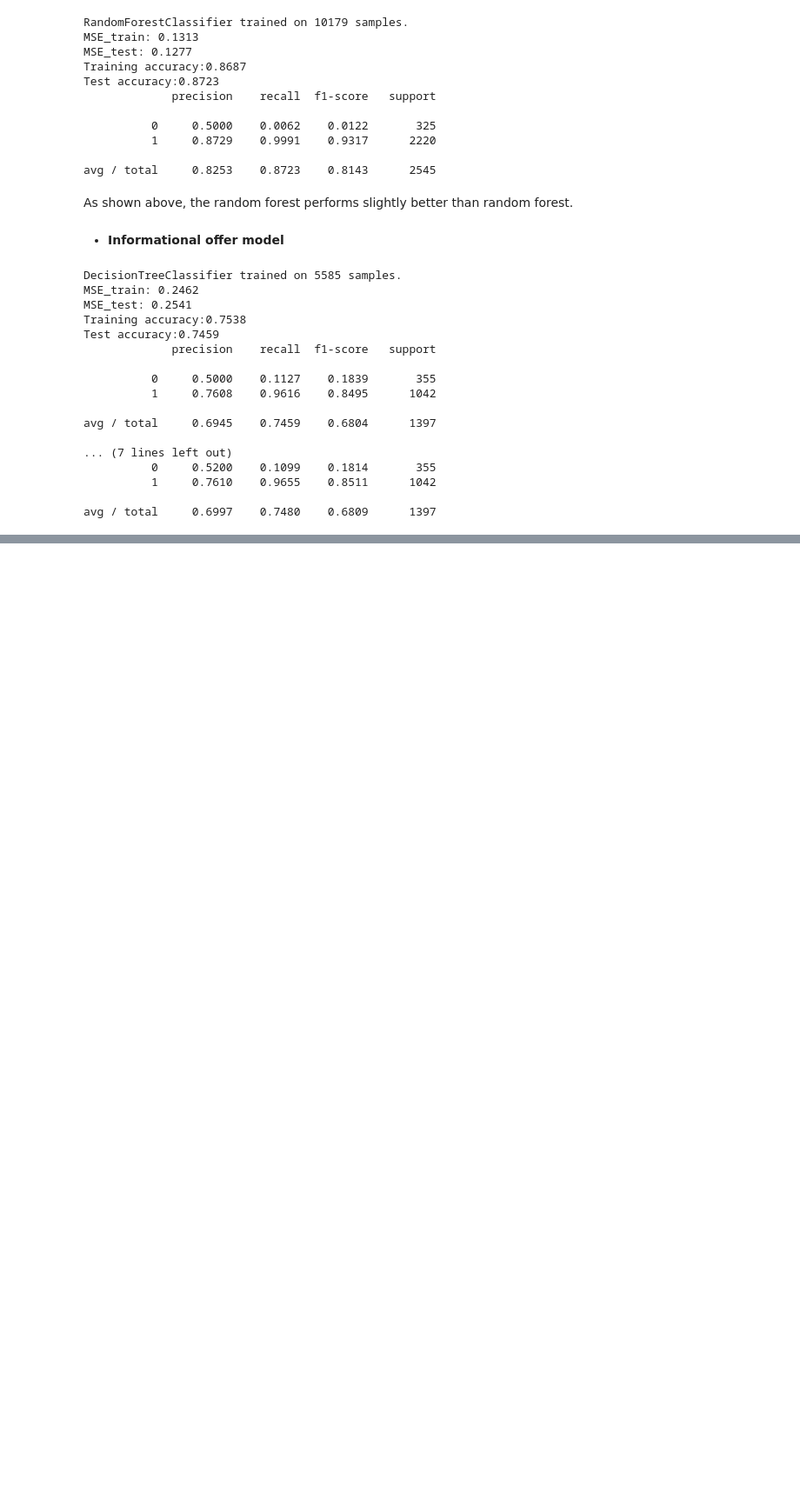
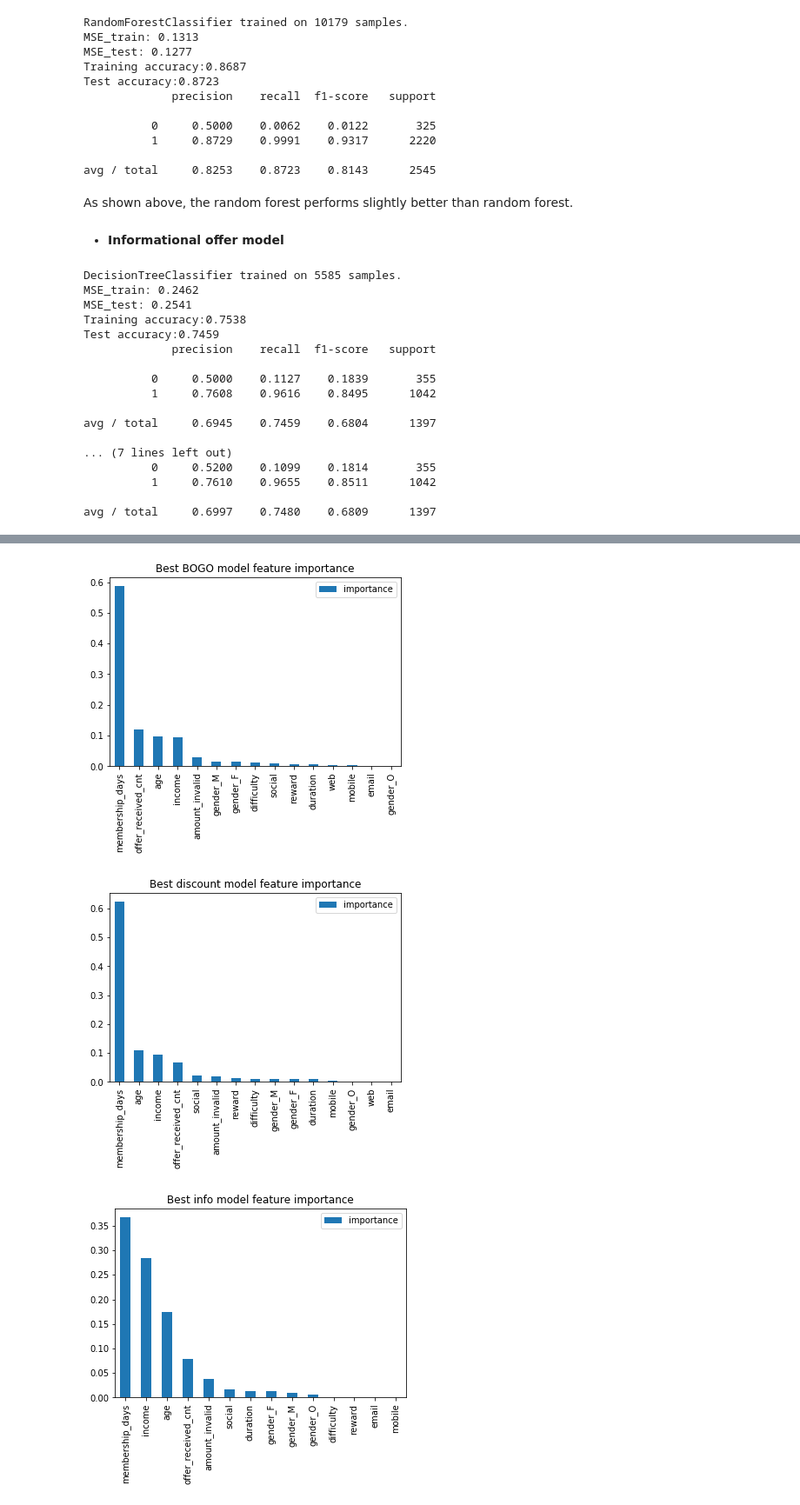
Before and after one commit to JcFreya/Starbucks-Capstone-Challenge, a Jupyter notebook: Starbucks_Capstone_notebook.ipynb, the cells around one changed output, grey strips where cells are left out. Shown: that part at 87% size. Cells and saved outputs as stored; diff of their text form; code cells hidden in the pictures; blank space fills up the shorter version.

Commit message:
Model tuning

```diff
--- a/Starbucks_Capstone_notebook.ipynb
+++ b/Starbucks_Capstone_notebook.ipynb
@@ -1076,0 +1127,6 @@ avg / total     0.6997    0.7480    0.6809      1397
+# %%
+# use optimized parameters to rerun the model in previous step
+# initialize the model
+bogo_2 = RandomForestClassifier(random_state=2,max_depth= 10, max_features= 'auto',min_samples_split= 10,n_estimators=20,min_samples_leaf=10)
+
+results=pd.concat([results[:],run_model(baseline,bogo_2,'bogo_2')],axis=1)
@@ -1076,0 +1181,6 @@ avg / total     0.6997    0.7480    0.6809      1397
+# %%
+# rerun the model with tuned parameters
+# initialize the model
+discount_2 = RandomForestClassifier(random_state=2,max_depth= 10, max_features= 'auto',min_samples_split= 10,n_estimators=30,min_samples_leaf=15)
+
+results=pd.concat([results[:],run_model(baseline,discount_2,'discount_2')],axis=1)
@@ -1076,0 +1240,4 @@ avg / total     0.6997    0.7480    0.6809      1397
+# %%
+# rerun the model with selected paramenters
+info_2 = RandomForestClassifier(random_state=2,max_depth= 10, max_features= 'auto',min_samples_split= 10,n_estimators=10,min_samples_leaf=10)
+results=pd.concat([results[:],run_model(baseline,info_2,'info_2')],axis=1)
@@ -1076,0 +1294,35 @@ avg / total     0.6997    0.7480    0.6809      1397
+# %%
+# display the feature importance
+# BOGO model
+drop_cols_prep=['person','offer_id','offer_responded','offer_type']
+features,target=data_prep(bogo_offer,drop_cols_prep)
+
+feature_importances = pd.DataFrame(bogo_2.feature_importances_,
+                                   index = features.columns,
+                                    columns=['importance']).sort_values('importance',ascending=False)
+feature_importances.plot.bar()
+plt.title('Best BOGO model feature importance')
+plt.show()
+
+#discount model
+feature_importances = pd.DataFrame(discount_2.feature_importances_,
+                                   index = features.columns,
+                                    columns=['importance']).sort_values('importance',ascending=False)
+feature_importances.plot.bar()
+plt.title('Best discount model feature importance')
+plt.show()
+
+#informational model
+drop_cols_prep=['person','offer_id','offer_responded','offer_type']
+features,target=data_prep(informational_offer,drop_cols_prep)
+#print feature importance
+feature_importances = pd.DataFrame(info_2.feature_importances_,
+                                   index = features.columns,
+                                    columns=['importance']).sort_values('importance',ascending=False)
+feature_importances.plot.bar()
+plt.title('Best info model feature importance')
+plt.show()
+# %% [output]
+[figure, added]
+[figure, added]
+[figure, added]
```
Also changed, not shown: parts of 21 cells of this notebook.
